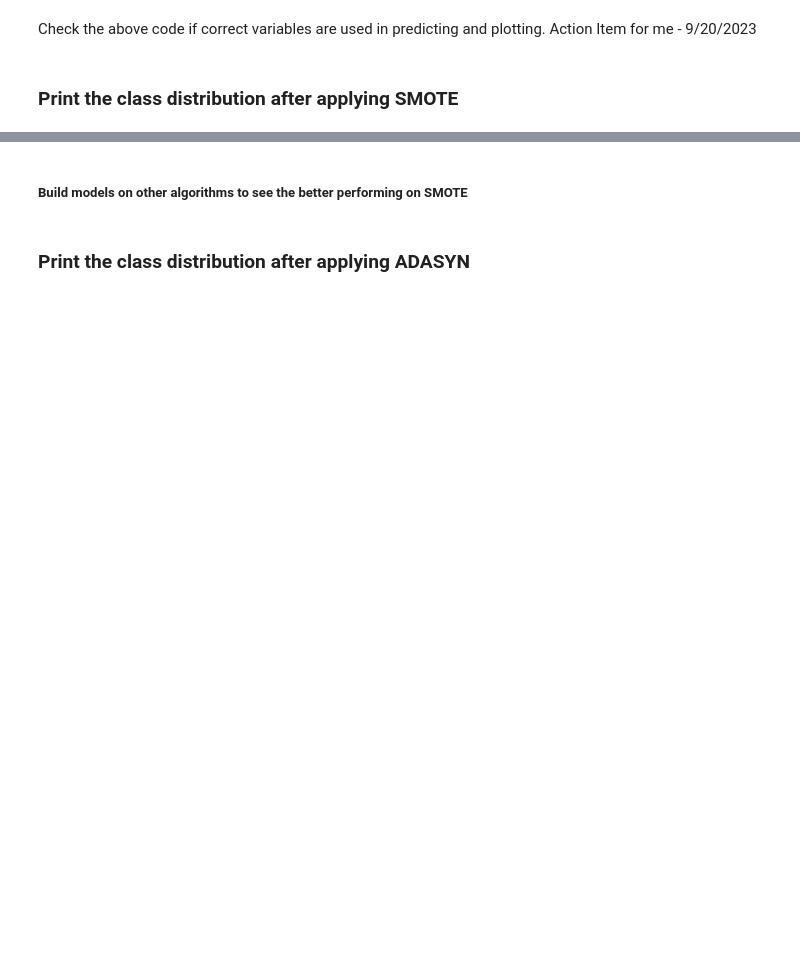
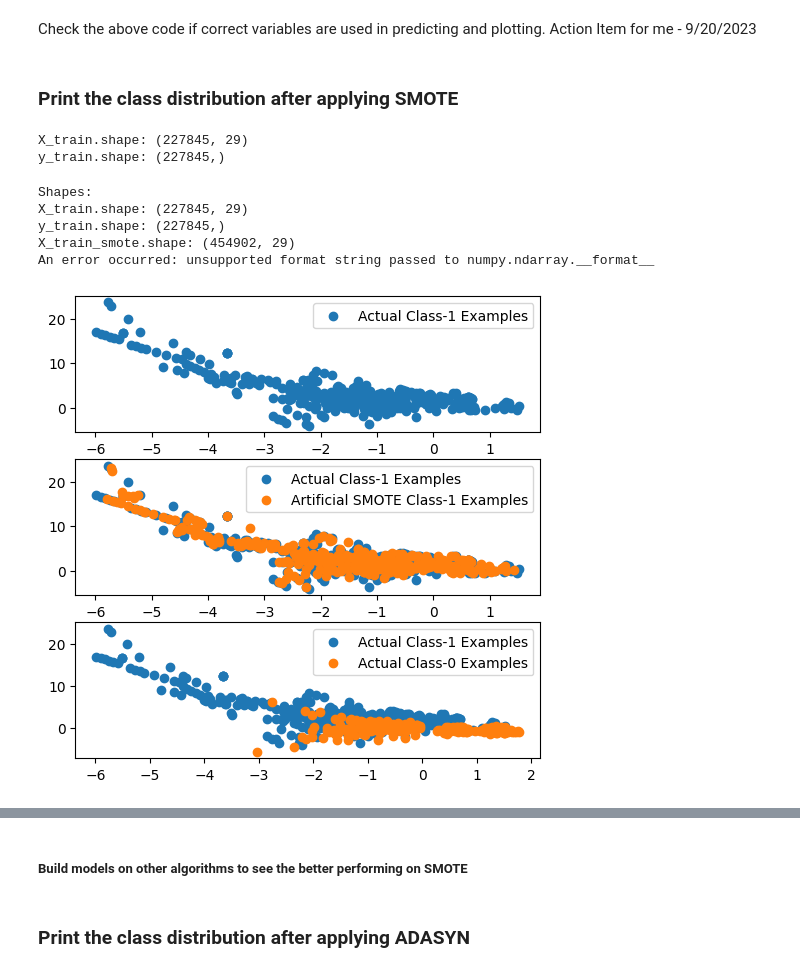
Before and after one commit to jagsrj/Credit_card_fraud_detection_ML, a Jupyter notebook: Credit_card_fraud_detection_ML.ipynb, the cells around one changed output, grey strips where cells are left out. Cells and saved outputs as stored; diff of their text form; code cells hidden in the pictures; blank space fills up the shorter version.

```diff
--- a/Credit_card_fraud_detection_ML.ipynb
+++ b/Credit_card_fraud_detection_ML.ipynb
@@ -1241,6 +1198,12 @@ for i, idx in enumerate(top_var_indices):
 Check the above code if correct variables are used in predicting and plotting. Action Item for me - 9/20/2023
 # %% [markdown]
 ### Print the class distribution after applying SMOTE
+# %%
+print("X_train.shape:", X_train.shape)
+print("y_train.shape:", y_train.shape)
+# %% [output]
+X_train.shape: (227845, 29)
+y_train.shape: (227845,)
 # %%
 # pip install imbalanced-learn
 # %%
@@ -1270,34 +1233,41 @@ try:
     # So to exclusively get the artificial minority samples from SMOTE, we do
     X_train_smote_1 = X_train_smote.iloc[X_train.shape[0]:]  # Use DataFrame indexing here
 
     X_train_1 = X_train.to_numpy()[np.where(y_train == 1.0)]
     X_train_0 = X_train.to_numpy()[np.where(y_train == 0.0)]
 
-    plt.rcParams['figure.figsize'] = [20, 20]
+    plt.rcParams['figure.figsize'] = [6, 6]
     fig = plt.figure()
 
     plt.subplot(3, 1, 1)
     plt.scatter(X_train_1[:, 0], X_train_1[:, 1], label='Actual Class-1 Examples')
     plt.legend()
 
     plt.subplot(3, 1, 2)
     plt.scatter(X_train_1[:, 0], X_train_1[:, 1], label='Actual Class-1 Examples')
     plt.scatter(X_train_smote_1.iloc[:X_train_1.shape[0], 0], X_train_smote_1.iloc[:X_train_1.shape[0], 1],
                 label='Artificial SMOTE Class-1 Examples')  # Use DataFrame indexing here
     plt.legend()
 
     plt.subplot(3, 1, 3)
     plt.scatter(X_train_1[:, 0], X_train_1[:, 1], label='Actual Class-1 Examples')
     plt.scatter(X_train_0[:X_train_1.shape[0], 0], X_train_0[:X_train_1.shape[0], 1], label='Actual Class-0 Examples')
     plt.legend()
 
     # Calculate and print the share of X_train_1 and X_train_0
     print(f"Share of X_train_1: {X_train_1:.4f}")
     print(f"Share of X_train_0: {X_train_0:.4f}")
 
 
 except Exception as e:
     print("An error occurred:", str(e))
+# %% [output]
+Shapes:
+X_train.shape: (227845, 29)
+y_train.shape: (227845,)
+X_train_smote.shape: (454902, 29)
+An error occurred: unsupported format string passed to numpy.ndarray.__format__
+[figure, added]
 # %%
 # Create a logistic regression model
 logistic_regression = LogisticRegression()
```
Also changed, not shown: parts of 55 cells of this notebook.
